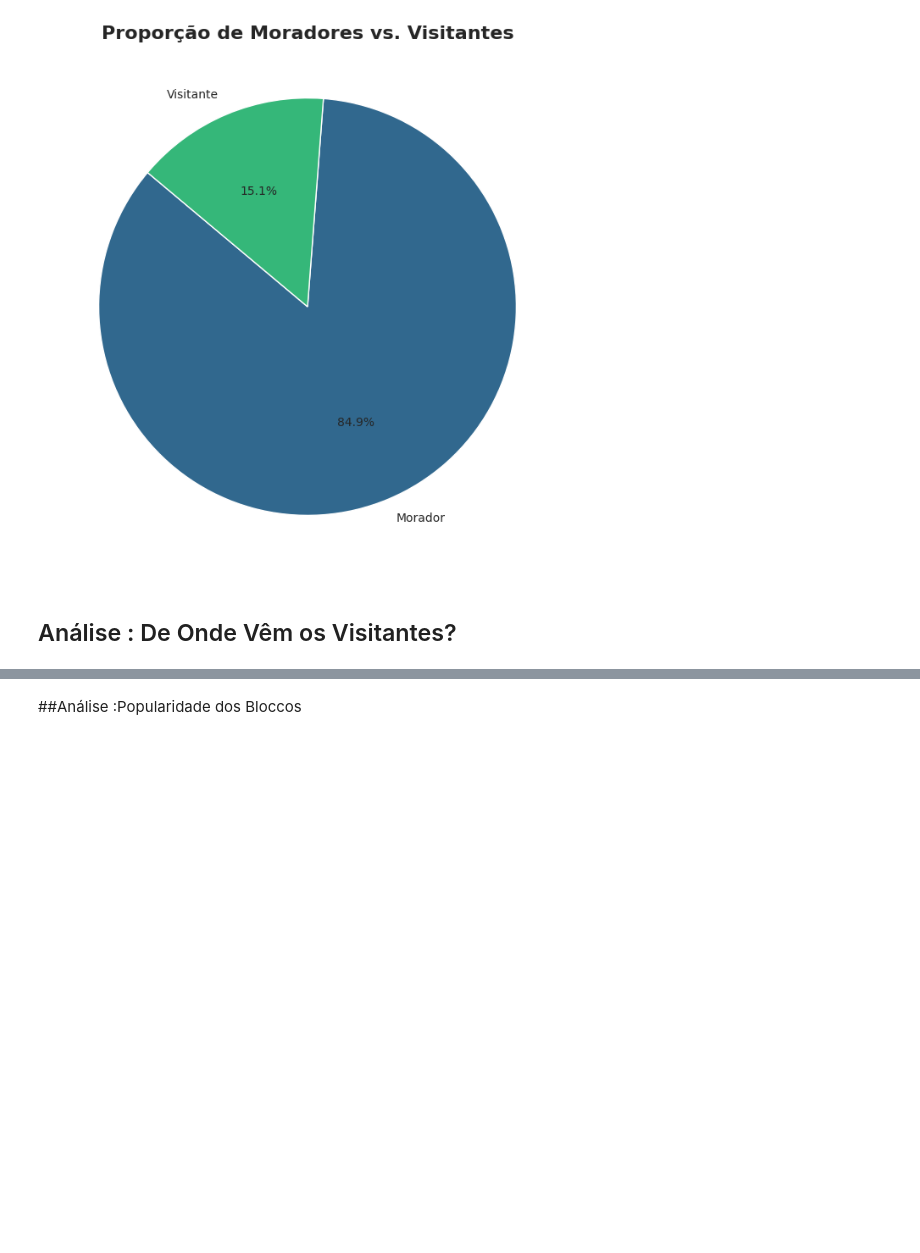
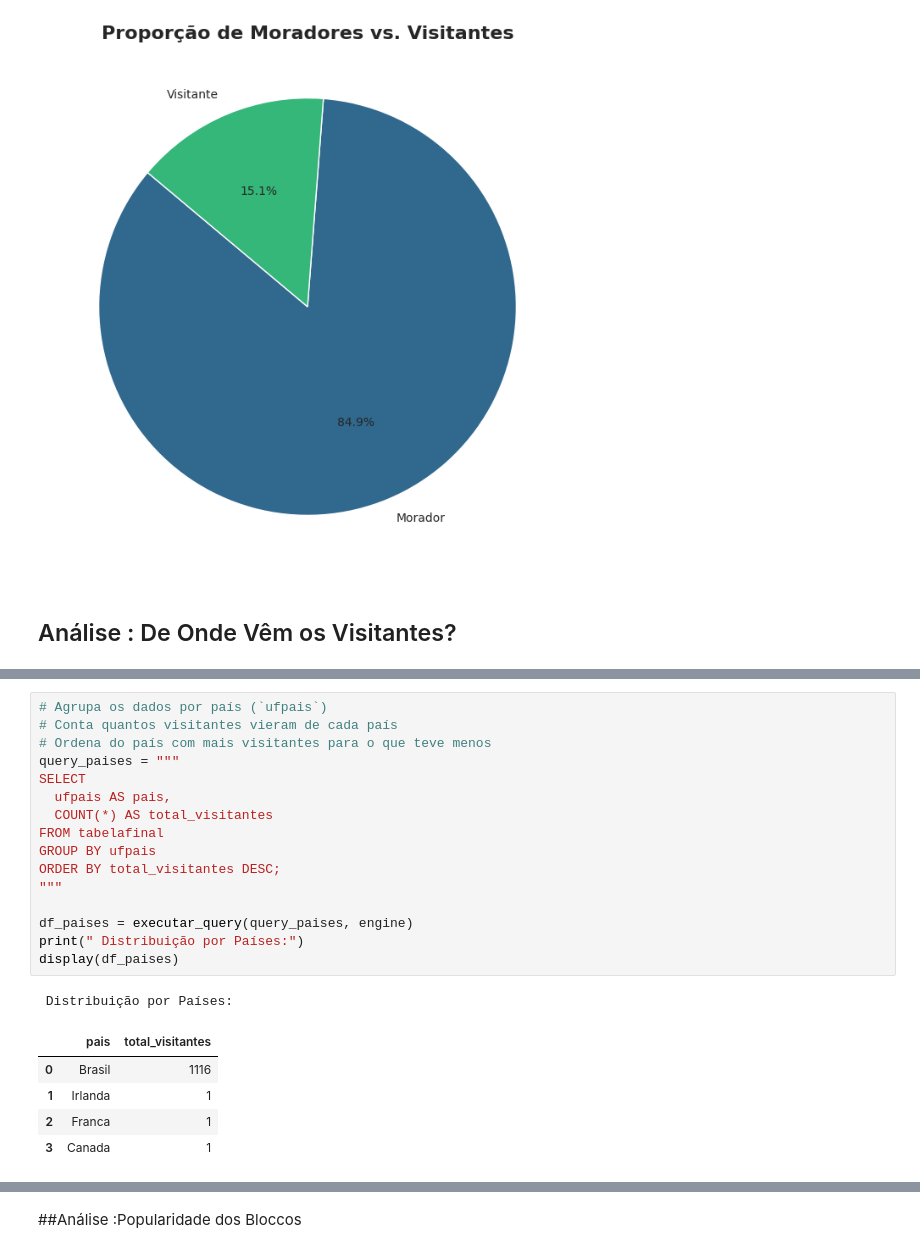
Before and after one commit to larissalvesds/Grupo7_ProjetoFinal, a Jupyter notebook: Anális_do_Carnaval_BH_Python_&_SQL.ipynb, the cells around one changed output, grey strips where cells are left out. Cells and saved outputs as stored; diff of their text form; blank space fills up the shorter version.

```diff
--- a/Anális_do_Carnaval_BH_Python_&_SQL.ipynb
+++ b/Anális_do_Carnaval_BH_Python_&_SQL.ipynb
@@ -261,0 +268,23 @@ plt.show()
+# %%
+# Agrupa os dados por país (`ufpais`)
+# Conta quantos visitantes vieram de cada país
+# Ordena do país com mais visitantes para o que teve menos
+query_paises = """
+SELECT
+  ufpais AS pais,
+  COUNT(*) AS total_visitantes
+FROM tabelafinal
+GROUP BY ufpais
+ORDER BY total_visitantes DESC;
+"""
+
+df_paises = executar_query(query_paises, engine)
+print(" Distribuição por Países:")
+display(df_paises)
+# %% [output]
+ Distribuição por Países:
+|  | pais | total_visitantes |
+| 0 | Brasil | 1116 |
+| 1 | Irlanda | 1 |
+| 2 | Franca | 1 |
+| 3 | Canada | 1 |
```
Also changed, not shown: parts of 8 cells of this notebook.
